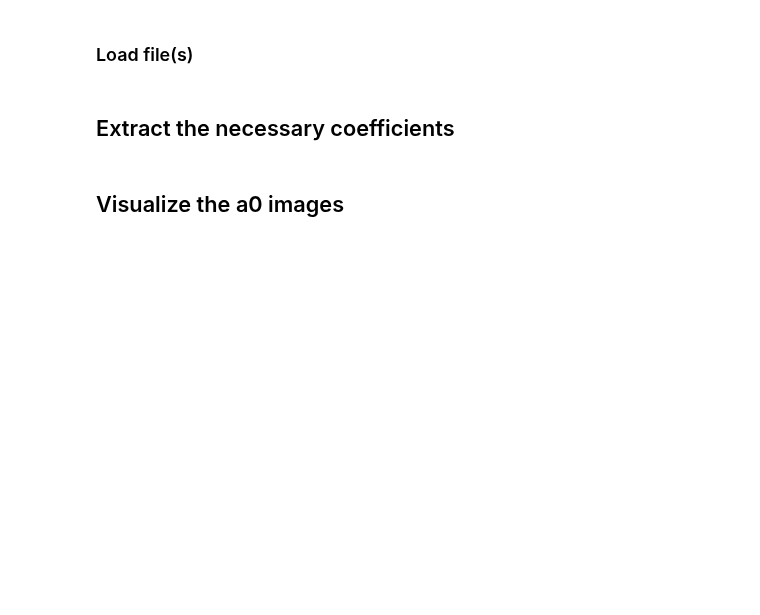
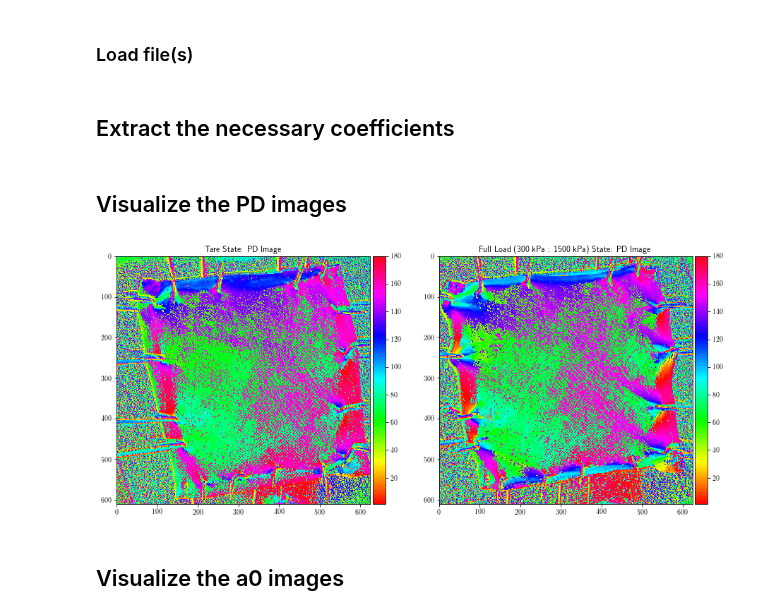
Before and after one commit to mfkiwl/splineDIC, a Jupyter notebook: notebooks/report/stp_report_pSFDI_data_viz.ipynb, the cells around one changed output. Saved outputs shown, nothing was run; the diff lists cells and outputs as text; code cells hidden in the pictures; blank space fills up the shorter version.

```diff
--- a/notebooks/report/stp_report_pSFDI_data_viz.ipynb
+++ b/notebooks/report/stp_report_pSFDI_data_viz.ipynb
@@ -35,13 +38,36 @@ s40_data = fileIO.read_mat_file(s40_data_path)
 # %% [markdown]
 ## Extract the necessary coefficients
 # %%
+tare_phi = tare_data['phi']
 tare_a0 = tare_data['a0']
 tare_a2 = tare_data['a2']
 tare_a4 = tare_data['a4']
 
+s40_phi = s40_data['phi']
 s40_a0 = s40_data['a0']
 s40_a2 = s40_data['a2']
 s40_a4 = s40_data['a4']
+
+# Add 180 to phi
+tare_phi = tare_phi + 180 * np.ones(tare_phi.shape)
+s40_phi = s40_phi + 180 * np.ones(s40_phi.shape)
+# %% [markdown]
+## Visualize the PD images
+# %%
+fig, (ax0, ax1) = plt.subplots(1, 2, figsize=(15, 15))
+im0 = ax0.imshow(tare_phi, cmap='hsv')
+divider = make_axes_locatable(ax0)
+cax0 = divider.append_axes('right', size='5%', pad=0.05)
+fig.colorbar(im0, cax=cax0)
+ax0.set_title('Tare State: PD Image')
+
+im1 = ax1.imshow(s40_phi, cmap='hsv')
+divider = make_axes_locatable(ax1)
+cax1 = divider.append_axes('right', size='5%', pad=0.05)
+fig.colorbar(im1, cax=cax1)
+ax1.set_title('Full Load (300 kPa : 1500 kPa) State: PD Image');
+# %% [output]
+[figure, added]
 # %% [markdown]
 ## Visualize the a0 images
 # %%
```
Also changed, not shown: parts of 16 cells of this notebook.
